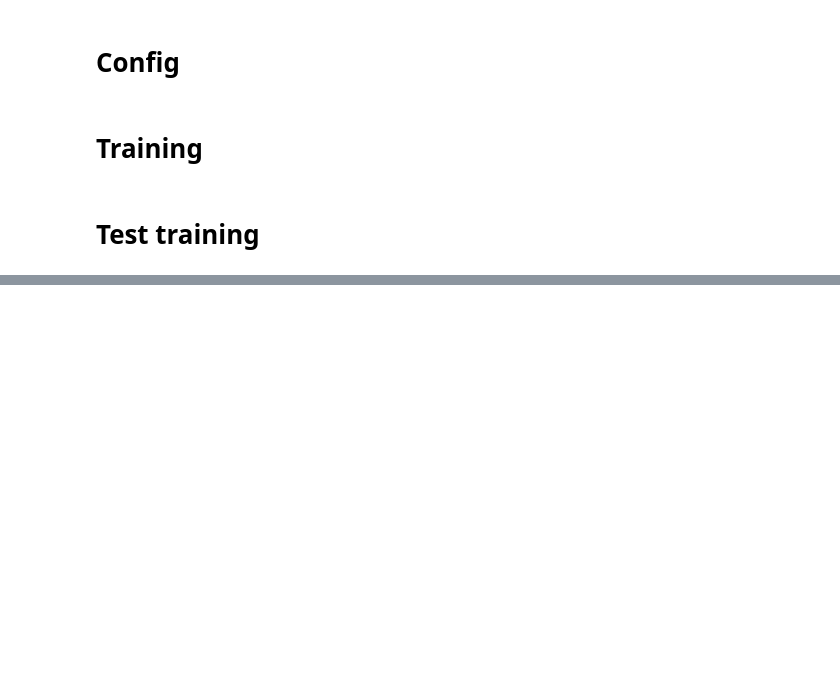
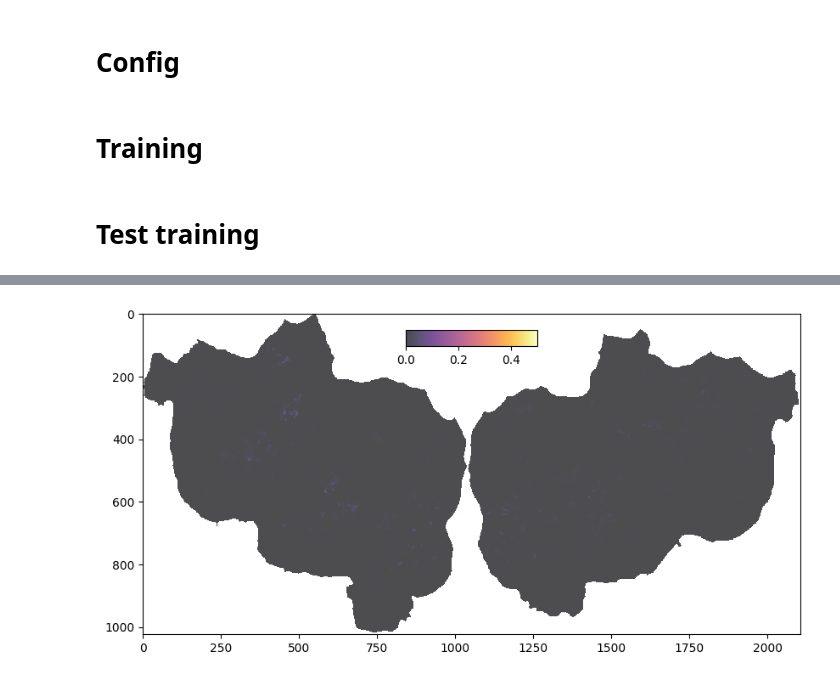
Before and after one commit to bramantyois/multilang_timescale, a Jupyter notebook: notebook/01_encoding_model/02_model_fitting_himalaya.ipynb, the cells around one changed output, grey strips where cells are left out. Drawn from its saved outputs; the diff is of its cells as text; code cells hidden in the pictures; blank space fills up the shorter version.

```diff
--- a/notebook/01_encoding_model/02_model_fitting_himalaya.ipynb
+++ b/notebook/01_encoding_model/02_model_fitting_himalaya.ipynb
@@ -215,0 +211,4 @@ trainer.refit_and_evaluate(trainer_config=train_config)
+# %%
+trainer.plot(feature_index=1, is_corr=True)
+# %% [output]
+[figure, added]
```
Also changed, not shown: parts of 27 cells of this notebook, 4 other files.
